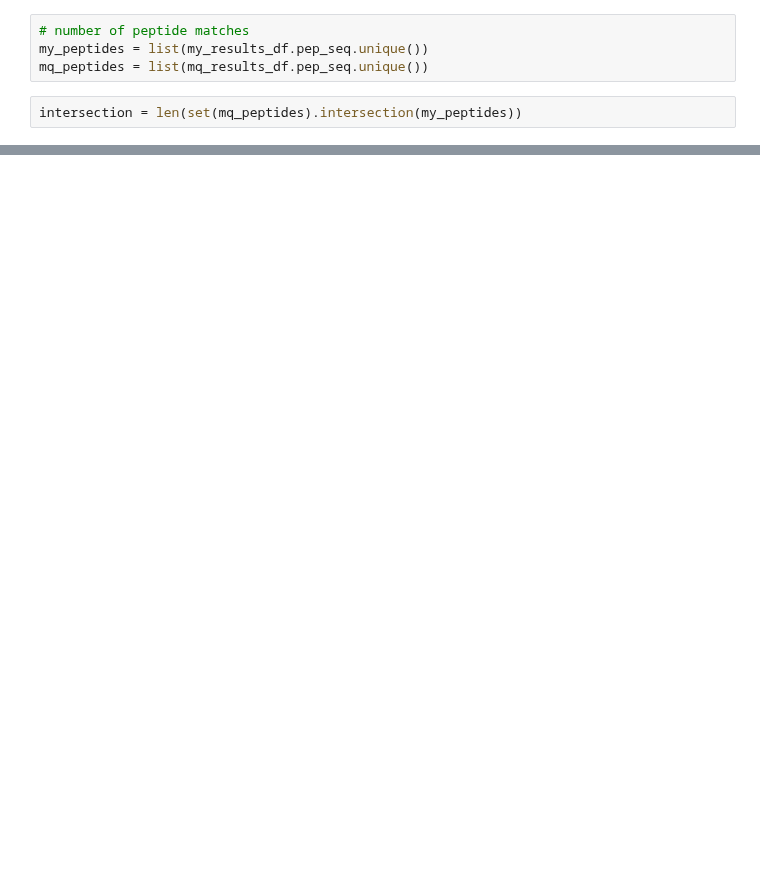
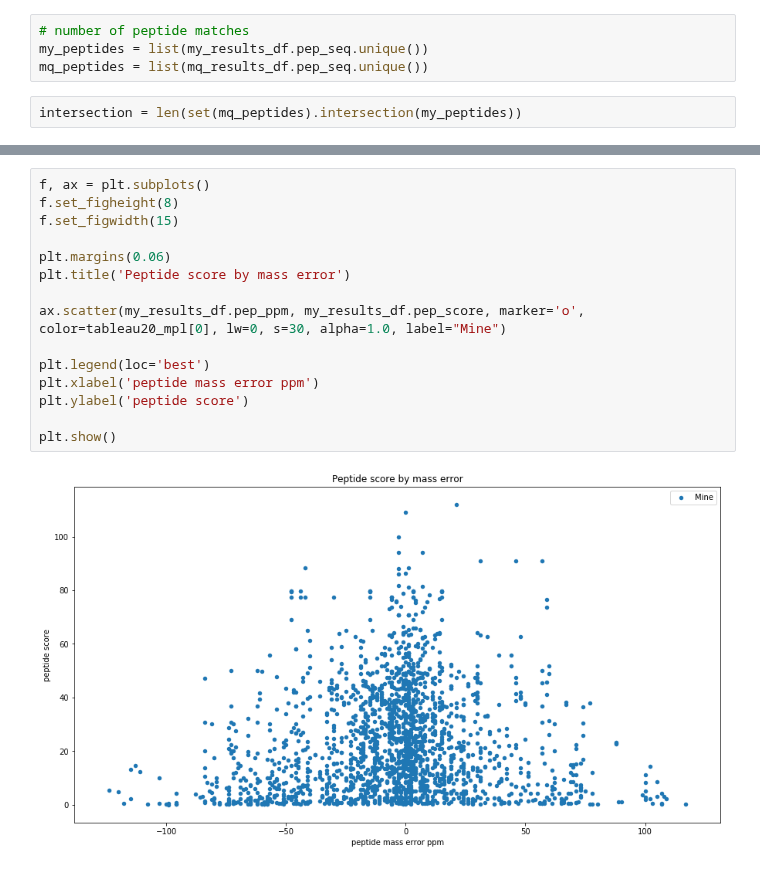
Before and after one commit to WEHI-Proteomics/tfde, a Jupyter notebook: notebooks/analyse Mascot search results.ipynb, the cells around one changed output, grey strips where cells are left out. Saved outputs shown, nothing was run; the diff lists cells and outputs as text; blank space fills up the shorter version.

```diff
--- a/notebooks/analyse Mascot search results.ipynb
+++ b/notebooks/analyse Mascot search results.ipynb
@@ -66,0 +113,17 @@ my results had 1071 peptides, MQ had 221 peptides, and there were 178 in common
+# %%
+f, ax = plt.subplots()
+f.set_figheight(8)
+f.set_figwidth(15)
+
+plt.margins(0.06)
+plt.title('Peptide score by mass error')
+
+ax.scatter(my_results_df.pep_ppm, my_results_df.pep_score, marker='o', color=tableau20_mpl[0], lw=0, s=30, alpha=1.0, label="Mine")
+
+plt.legend(loc='best')
+plt.xlabel('peptide mass error ppm')
+plt.ylabel('peptide score')
+
+plt.show()
+# %% [output]
+[figure, added]
```
Also changed, not shown: parts of 10 cells of this notebook.
